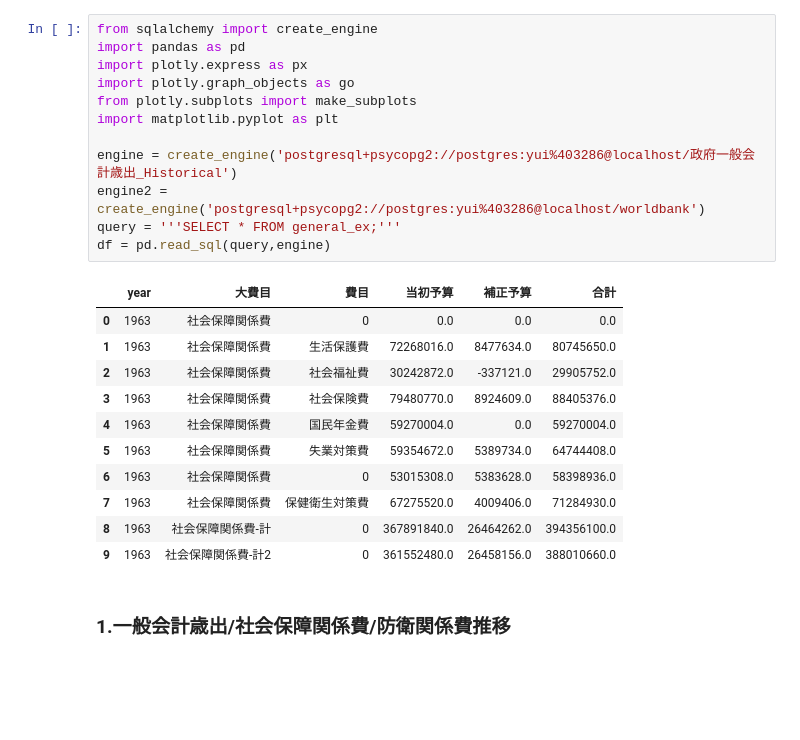
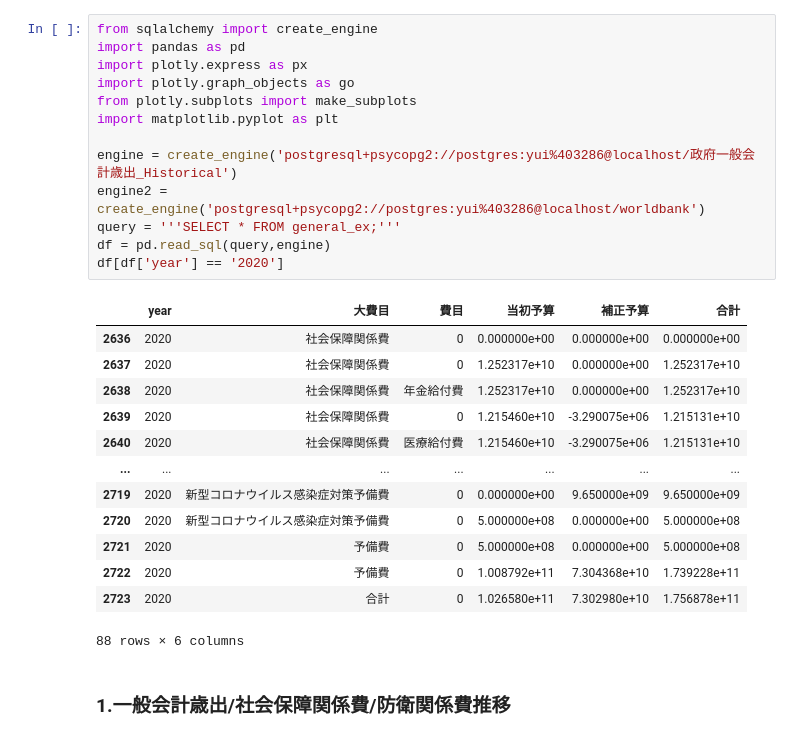
Before and after one commit to Pipikopimame/orbe_public2, a Jupyter notebook: 政府一般会計歳出.ipynb, the cells around one changed output. Saved outputs shown, nothing was run; the diff lists cells and outputs as text; blank space fills up the shorter version.

```diff
--- a/政府一般会計歳出.ipynb
+++ b/政府一般会計歳出.ipynb
@@ -1,27 +1,30 @@
 # %%
 from sqlalchemy import create_engine
 import pandas as pd
 import plotly.express as px
 import plotly.graph_objects as go
 from plotly.subplots import make_subplots
 import matplotlib.pyplot as plt
 
 engine = create_engine('postgresql+psycopg2://postgres:yui%403286@localhost/政府一般会計歳出_Historical')
 engine2 = create_engine('postgresql+psycopg2://postgres:yui%403286@localhost/worldbank')
 query = '''SELECT * FROM general_ex;'''
 df = pd.read_sql(query,engine)
+df[df['year'] == '2020']
 # %% [output]
 |  | year | 大費目 | 費目 | 当初予算 | 補正予算 | 合計 |
-| 0 | 1963 | 社会保障関係費 | 0 | 0.0 | 0.0 | 0.0 |
-| 1 | 1963 | 社会保障関係費 | 生活保護費 | 72268016.0 | 8477634.0 | 80745650.0 |
-| 2 | 1963 | 社会保障関係費 | 社会福祉費 | 30242872.0 | -337121.0 | 29905752.0 |
-| 3 | 1963 | 社会保障関係費 | 社会保険費 | 79480770.0 | 8924609.0 | 88405376.0 |
-| 4 | 1963 | 社会保障関係費 | 国民年金費 | 59270004.0 | 0.0 | 59270004.0 |
-| 5 | 1963 | 社会保障関係費 | 失業対策費 | 59354672.0 | 5389734.0 | 64744408.0 |
-| 6 | 1963 | 社会保障関係費 | 0 | 53015308.0 | 5383628.0 | 58398936.0 |
-| 7 | 1963 | 社会保障関係費 | 保健衛生対策費 | 67275520.0 | 4009406.0 | 71284930.0 |
-| 8 | 1963 | 社会保障関係費-計 | 0 | 367891840.0 | 26464262.0 | 394356100.0 |
-| 9 | 1963 | 社会保障関係費-計2 | 0 | 361552480.0 | 26458156.0 | 388010660.0 |
+| 2636 | 2020 | 社会保障関係費 | 0 | 0.000000e+00 | 0.000000e+00 | 0.000000e+00 |
+| 2637 | 2020 | 社会保障関係費 | 0 | 1.252317e+10 | 0.000000e+00 | 1.252317e+10 |
+| 2638 | 2020 | 社会保障関係費 | 年金給付費 | 1.252317e+10 | 0.000000e+00 | 1.252317e+10 |
+| 2639 | 2020 | 社会保障関係費 | 0 | 1.215460e+10 | -3.290075e+06 | 1.215131e+10 |
+| 2640 | 2020 | 社会保障関係費 | 医療給付費 | 1.215460e+10 | -3.290075e+06 | 1.215131e+10 |
+| ... | ... | ... | ... | ... | ... | ... |
+| 2719 | 2020 | 新型コロナウイルス感染症対策予備費 | 0 | 0.000000e+00 | 9.650000e+09 | 9.650000e+09 |
+| 2720 | 2020 | 新型コロナウイルス感染症対策予備費 | 0 | 5.000000e+08 | 0.000000e+00 | 5.000000e+08 |
+| 2721 | 2020 | 予備費 | 0 | 5.000000e+08 | 0.000000e+00 | 5.000000e+08 |
+| 2722 | 2020 | 予備費 | 0 | 1.008792e+11 | 7.304368e+10 | 1.739228e+11 |
+| 2723 | 2020 | 合計 | 0 | 1.026580e+11 | 7.302980e+10 | 1.756878e+11 |
+88 rows × 6 columns
 # %% [markdown]
 <h3>1.一般会計歳出/社会保障関係費/防衛関係費推移</h3>
 # %%
```
Also changed, not shown: parts of 4 cells of this notebook.
